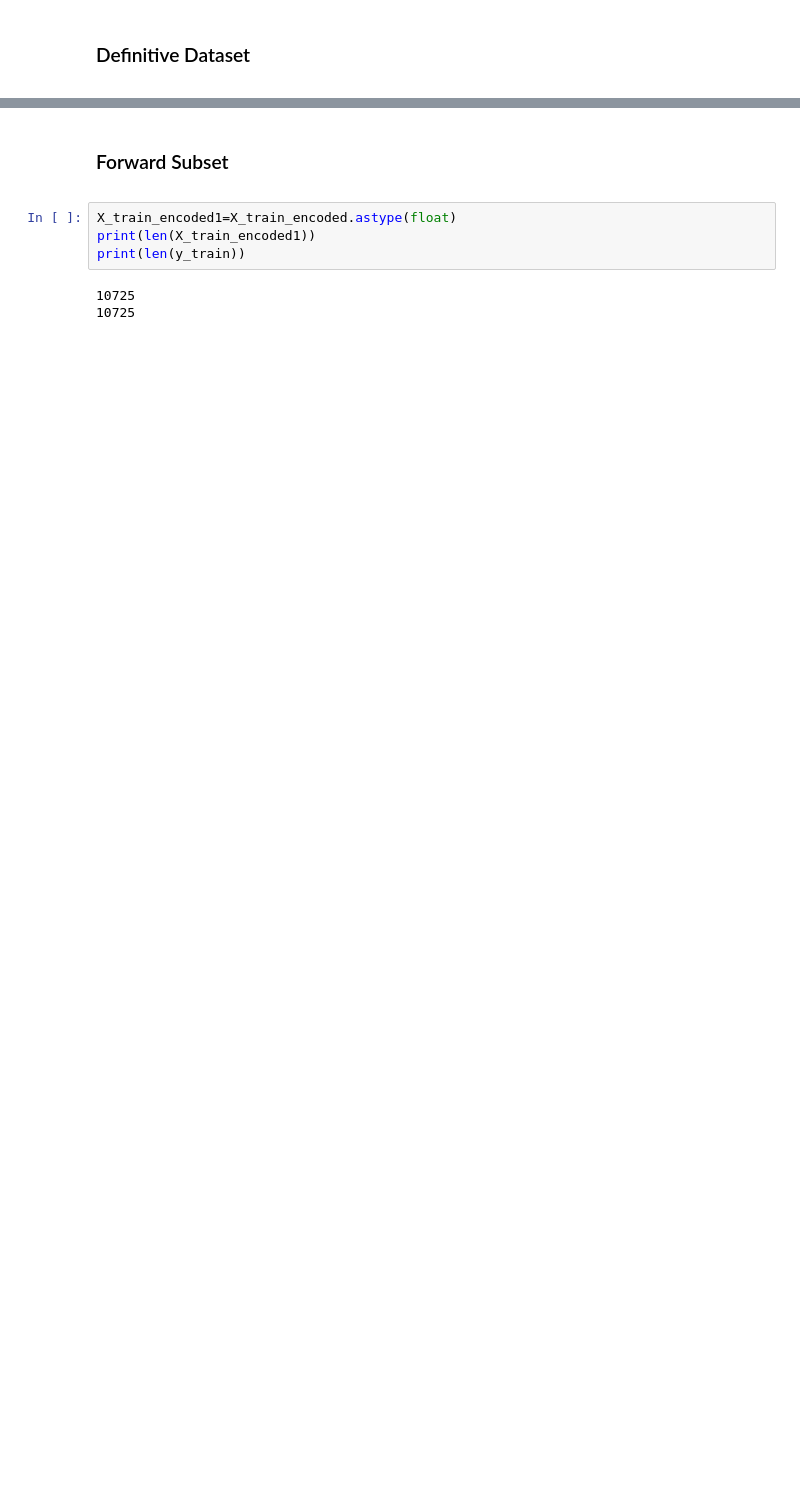
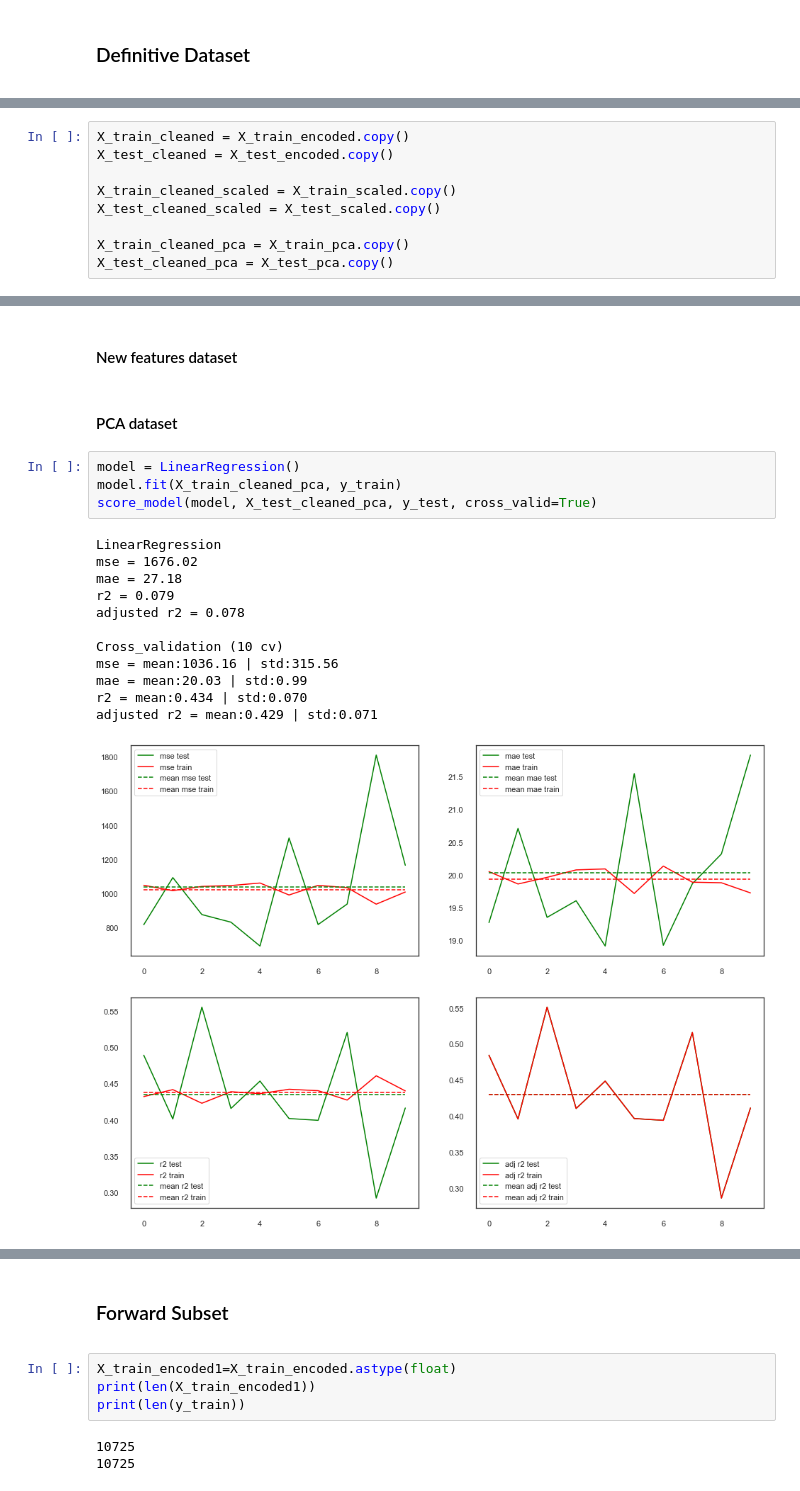
Before and after one commit to flaviendeseure/Airbnb_berlin_price_prediction, a Jupyter notebook: Projet - Airbnb Berlin Price Prediction.ipynb, the cells around one changed output, grey strips where cells are left out. Drawn from its saved outputs; the diff is of its cells as text; blank space fills up the shorter version.

Commit message:
clean code

```diff
--- a/Projet - Airbnb Berlin Price Prediction.ipynb
+++ b/Projet - Airbnb Berlin Price Prediction.ipynb
@@ -2284,0 +2207,9 @@ Pipeline(steps=[('column_transformer',
+# %%
+X_train_cleaned = X_train_encoded.copy()
+X_test_cleaned = X_test_encoded.copy()
+
+X_train_cleaned_scaled = X_train_scaled.copy()
+X_test_cleaned_scaled = X_test_scaled.copy()
+
+X_train_cleaned_pca = X_train_pca.copy()
+X_test_cleaned_pca = X_test_pca.copy()
@@ -2284,0 +2265,21 @@ Pipeline(steps=[('column_transformer',
+# %% [markdown]
+#### New features dataset
+# %% [markdown]
+#### PCA dataset
+# %%
+model = LinearRegression()
+model.fit(X_train_cleaned_pca, y_train)
+score_model(model, X_test_cleaned_pca, y_test, cross_valid=True)
+# %% [output]
+LinearRegression
+mse = 1676.02
+mae = 27.18
+r2 = 0.079
+adjusted r2 = 0.078
+
+Cross_validation (10 cv)
+mse = mean:1036.16 | std:315.56
+mae = mean:20.03 | std:0.99
+r2 = mean:0.434 | std:0.070
+adjusted r2 = mean:0.429 | std:0.071
+[figure, added]
```
Also changed, not shown: parts of 171 cells of this notebook.
